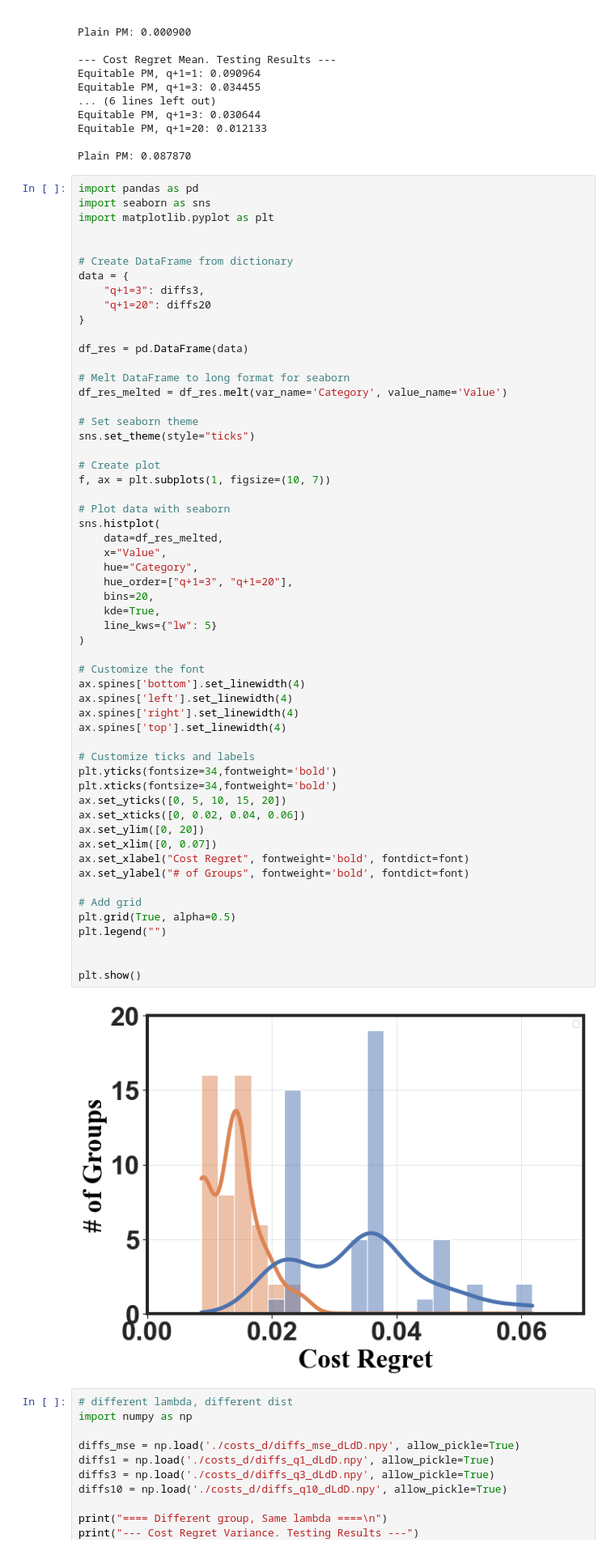
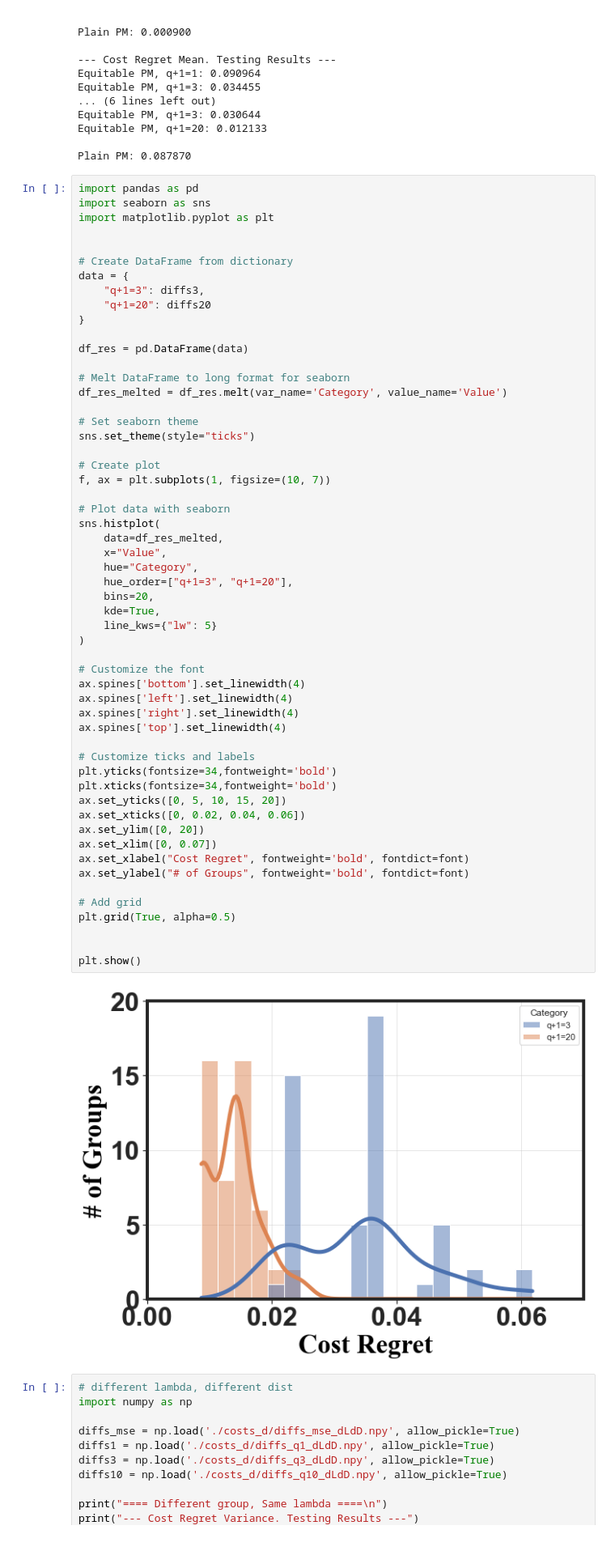
Before and after one commit to Ren-Research/Socially-Equitable-Public-Models, a Jupyter notebook: results/dc/plots.ipynb, the cells around one changed output. Shown at 81% size. Saved outputs shown, nothing was run; the diff lists cells and outputs as text.

```diff
--- a/results/dc/plots.ipynb
+++ b/results/dc/plots.ipynb
@@ -258,35 +256,34 @@ sns.histplot(
     x="Value",
     hue="Category",
     hue_order=["q+1=3", "q+1=20"],
     bins=20,
     kde=True,
     line_kws={"lw": 5}
 )
 
 # Customize the font
 ax.spines['bottom'].set_linewidth(4)
 ax.spines['left'].set_linewidth(4)
 ax.spines['right'].set_linewidth(4)
 ax.spines['top'].set_linewidth(4)
 
 # Customize ticks and labels
 plt.yticks(fontsize=34,fontweight='bold')
 plt.xticks(fontsize=34,fontweight='bold')
 ax.set_yticks([0, 5, 10, 15, 20])
 ax.set_xticks([0, 0.02, 0.04, 0.06])
 ax.set_ylim([0, 20])
 ax.set_xlim([0, 0.07])
 ax.set_xlabel("Cost Regret", fontweight='bold', fontdict=font)
 ax.set_ylabel("# of Groups", fontweight='bold', fontdict=font)
 
 # Add grid
 plt.grid(True, alpha=0.5)
-plt.legend("")
 
 
 plt.show()
 # %% [output]
-[figure, old version]
+[figure, new version]
 # %%
 # different lambda, different dist
 import numpy as np
```
Also changed, not shown: parts of 3 cells of this notebook, 1 other file.
